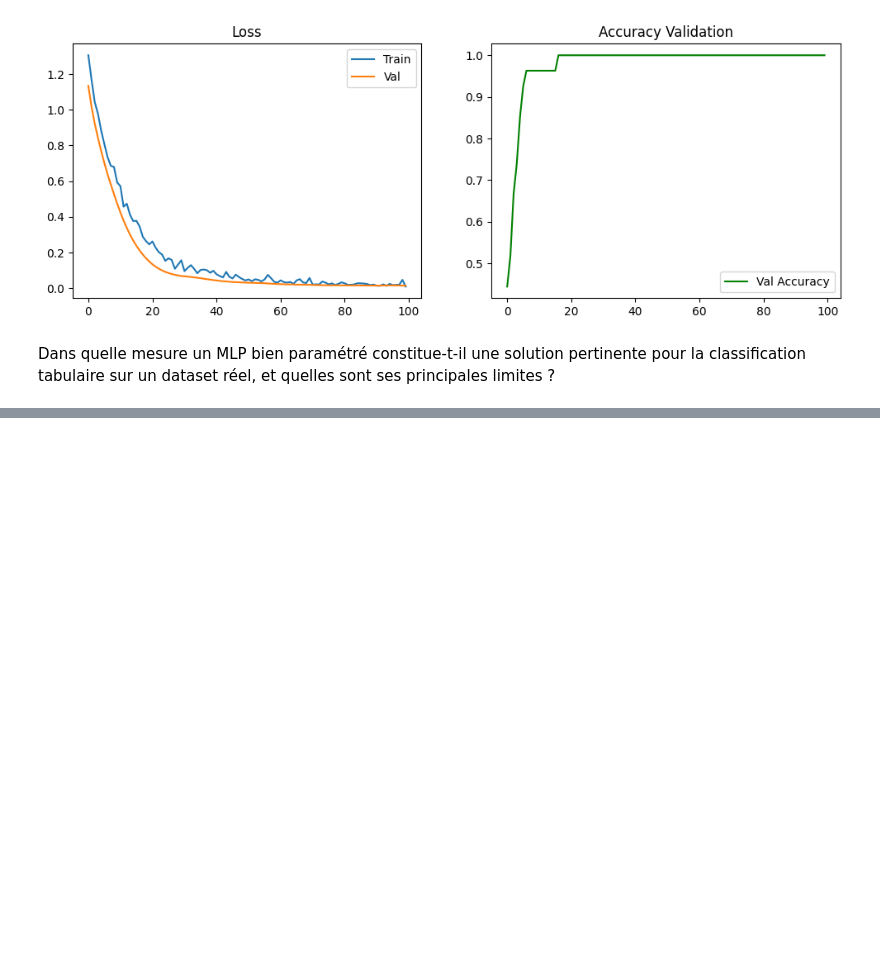
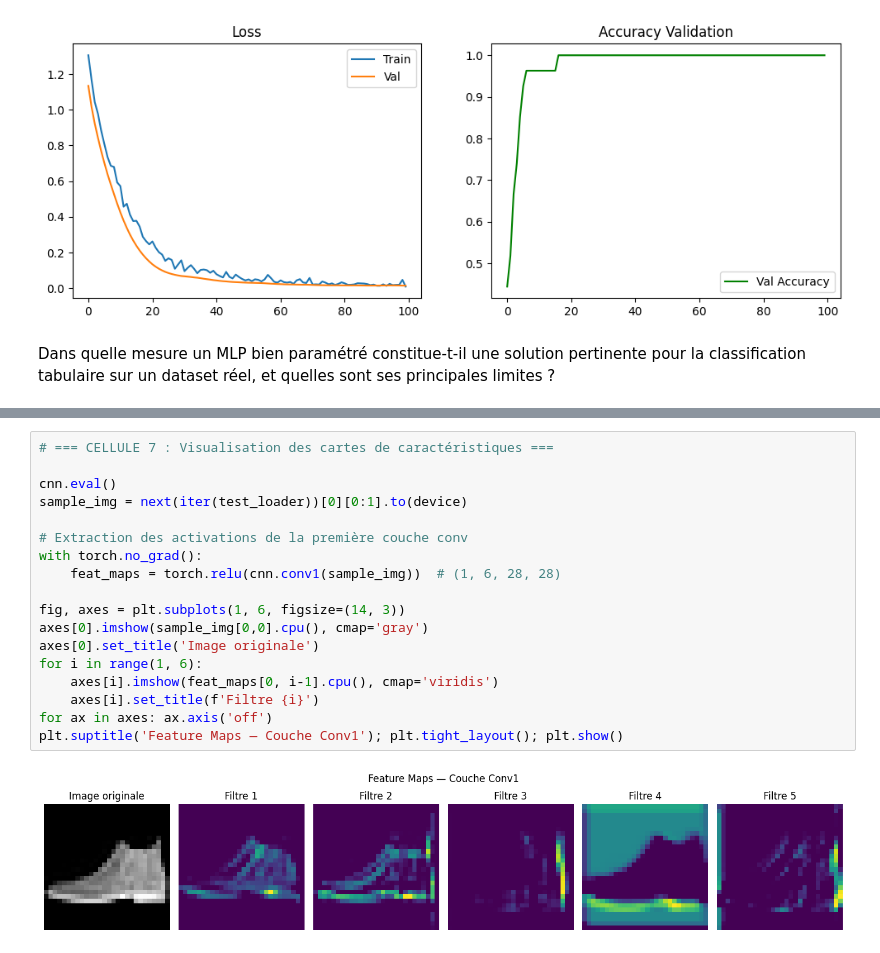
Before and after one commit to rania-532/projet-deep-learning-4IAD, a Jupyter notebook: deep-learning-4IAD.ipynb, the cells around one changed output, grey strips where cells are left out. Cells and saved outputs as stored; diff of their text form; blank space fills up the shorter version.

```diff
--- a/deep-learning-4IAD.ipynb
+++ b/deep-learning-4IAD.ipynb
@@ -311,0 +536,20 @@ Dans quelle mesure un MLP bien paramétré constitue-t-il une solution pertinent
+# %%
+# === CELLULE 7 : Visualisation des cartes de caractéristiques ===
+
+cnn.eval()
+sample_img = next(iter(test_loader))[0][0:1].to(device)
+
+# Extraction des activations de la première couche conv
+with torch.no_grad():
+    feat_maps = torch.relu(cnn.conv1(sample_img))  # (1, 6, 28, 28)
+
+fig, axes = plt.subplots(1, 6, figsize=(14, 3))
+axes[0].imshow(sample_img[0,0].cpu(), cmap='gray')
+axes[0].set_title('Image originale')
+for i in range(1, 6):
+    axes[i].imshow(feat_maps[0, i-1].cpu(), cmap='viridis')
+    axes[i].set_title(f'Filtre {i}')
+for ax in axes: ax.axis('off')
+plt.suptitle('Feature Maps — Couche Conv1'); plt.tight_layout(); plt.show()
+# %% [output]
+[figure, added]
```
Also changed, not shown: parts of 9 cells of this notebook.
